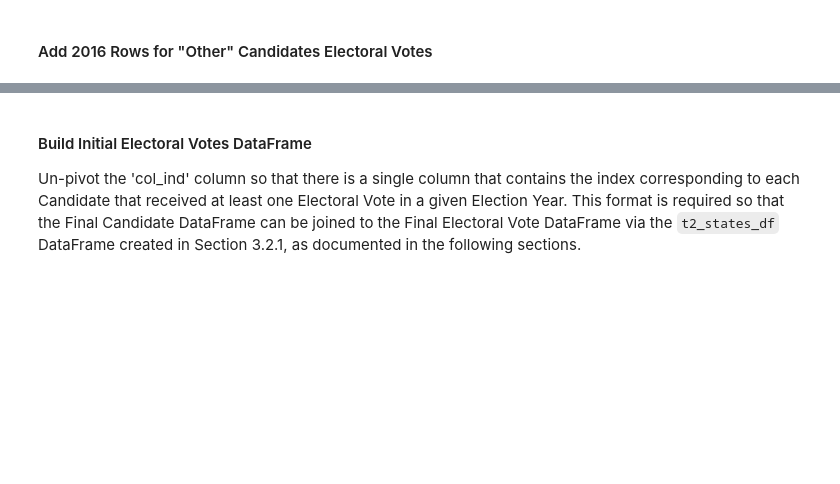
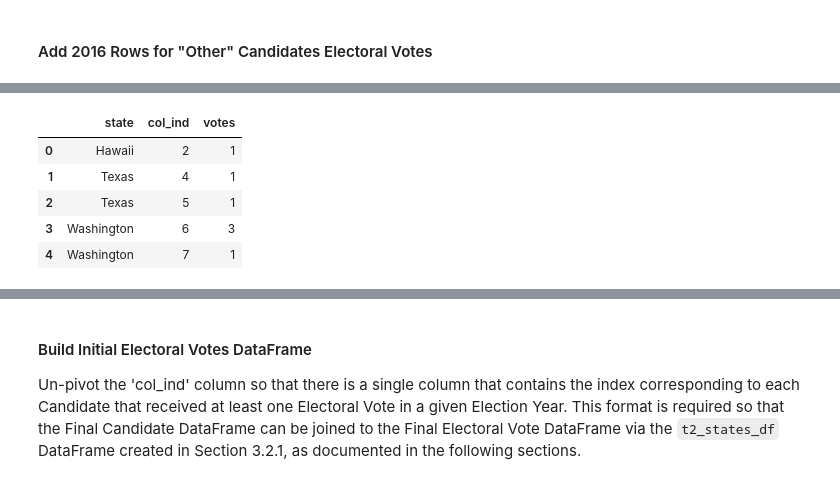
Before and after one commit to frederick-douglas-pearce/us-presidential-vote-analysis, a Jupyter notebook: step1_electoral_college_data.ipynb, the cells around one changed output, grey strips where cells are left out. Cells and saved outputs as stored; diff of their text form; code cells hidden in the pictures; blank space fills up the shorter version.

```diff
--- a/step1_electoral_college_data.ipynb
+++ b/step1_electoral_college_data.ipynb
@@ -1217,0 +1234,13 @@ t2_votes_df.loc[other_vote_inds, :]
+# %%
+# Collected from Notes section here: https://www.archives.gov/electoral-college/2016
+other_votes_df = pd.DataFrame({'state': ["Hawaii", "Texas", "Texas", "Washington", "Washington"],
+                               'col_ind': [2, 4, 5, 6, 7],
+                               'votes': [1, 1, 1, 3, 1]})
+other_votes_df
+# %% [output]
+|  | state | col_ind | votes |
+| 0 | Hawaii | 2 | 1 |
+| 1 | Texas | 4 | 1 |
+| 2 | Texas | 5 | 1 |
+| 3 | Washington | 6 | 3 |
+| 4 | Washington | 7 | 1 |
```
Also changed, not shown: parts of 7 cells of this notebook.
